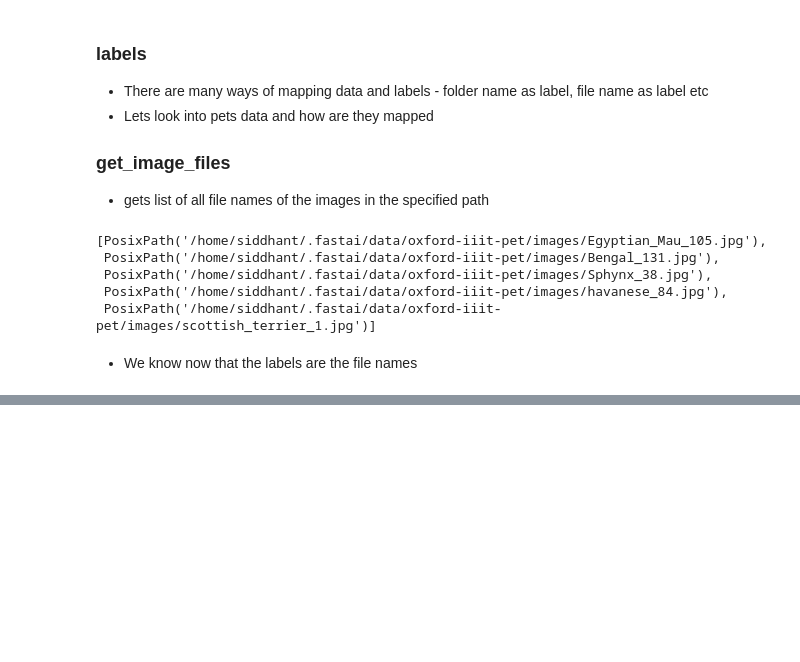
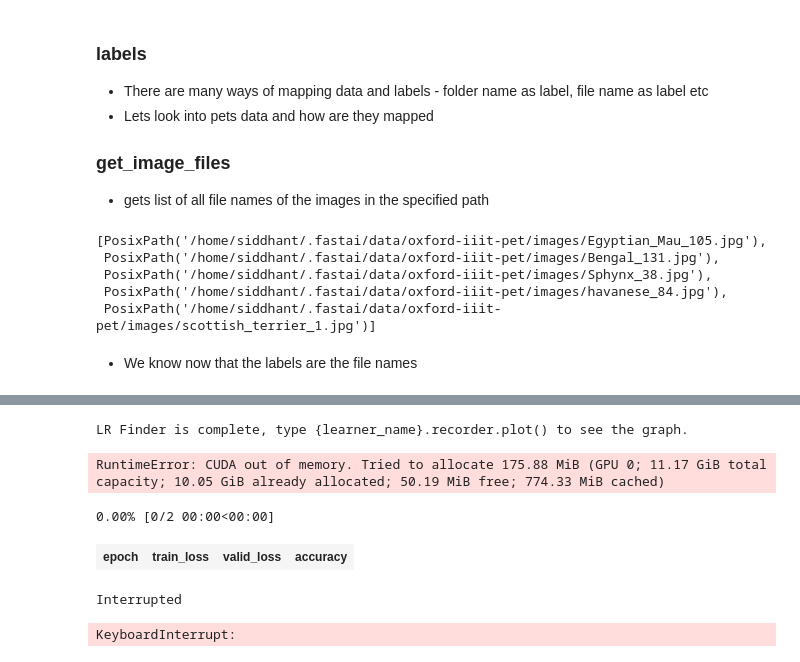
Before and after one commit to PrajwalPrashanth/fastaiv3_part1, a Jupyter notebook: Lesson1 /37MixBreedsOfDogsAndCats.ipynb, the cells around one changed output, grey strips where cells are left out. Saved outputs shown, nothing was run; the diff lists cells and outputs as text; code cells hidden in the pictures; blank space fills up the shorter version.

```diff
--- a/Lesson1 /37MixBreedsOfDogsAndCats.ipynb
+++ b/Lesson1 /37MixBreedsOfDogsAndCats.ipynb
@@ -136,0 +252,20 @@ learn.save('1')
+# %%
+data = ImageDataBunch.from_name_re(img_path, fnames, pat, ds_tfms=get_transforms(), size=299, bs=32).normalize(imagenet_stats)
+# %%
+learn = create_cnn(data, models.resnet50, metrics=accuracy)
+# %%
+learn.lr_find()
+learn.recorder.plot()
+# %% [output]
+LR Finder is complete, type {learner_name}.recorder.plot() to see the graph.
+RuntimeError: CUDA out of memory. Tried to allocate 175.88 MiB (GPU 0; 11.17 GiB total capacity; 10.05 GiB already allocated; 50.19 MiB free; 774.33 MiB cached)
+# %%
+learn.fit_one_cycle(8)
+# %%
+learn.unfreeze()
+learn.fit_one_cycle(2, max_lr=slice(3e-3,3e-2))
+# %% [output]
+0.00% [0/2 00:00<00:00]
+| epoch | train_loss | valid_loss | accuracy |
+Interrupted
+KeyboardInterrupt:
```
Also changed, not shown: parts of 17 cells of this notebook, 17 other files.
